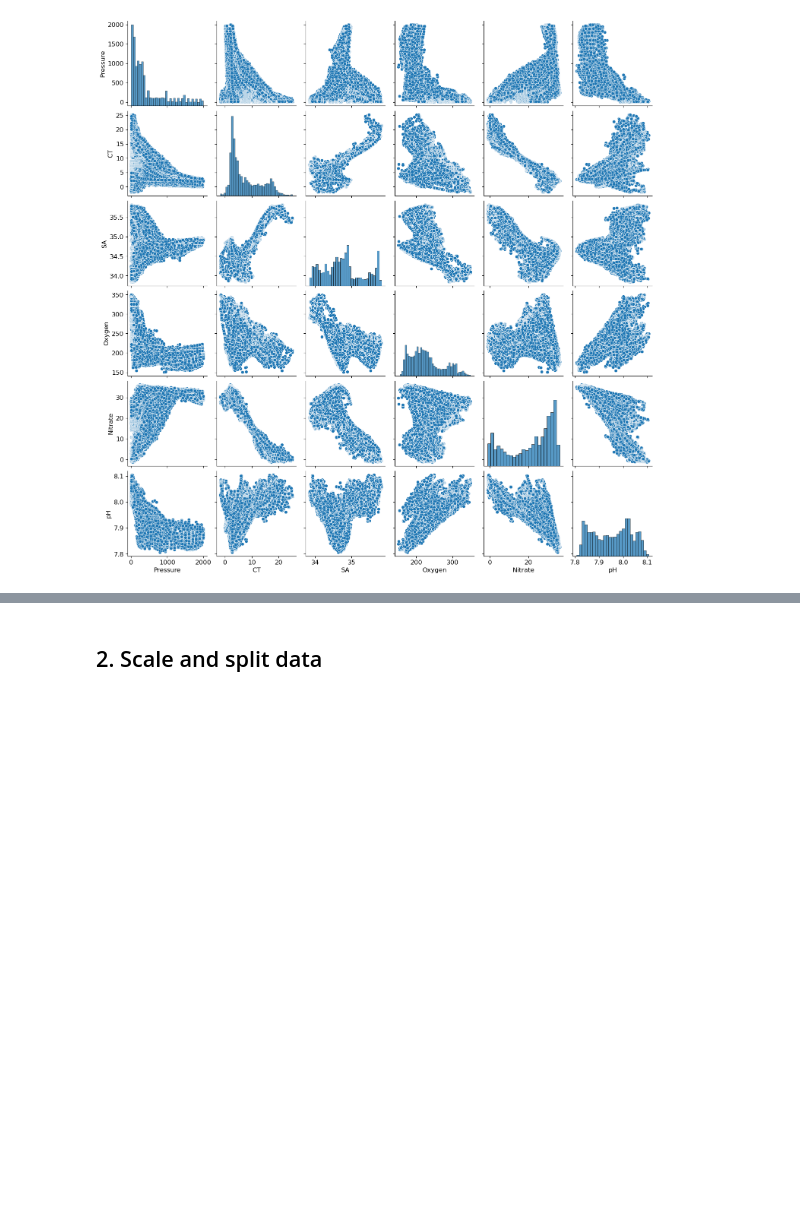
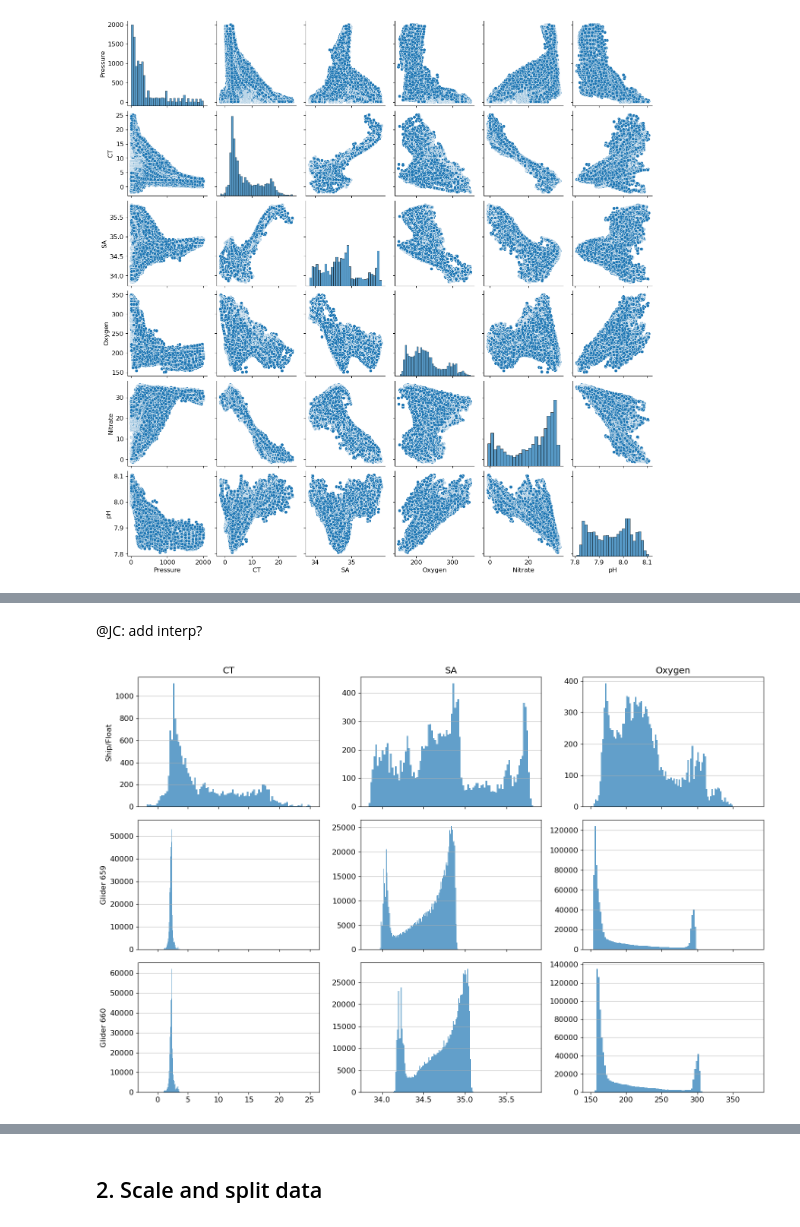
Before and after one commit to UW-MLGEO/MLGEO2022_sangsong, a Jupyter notebook: ml-sogos/scripts/sogos_overview.ipynb, the cells around one changed output, grey strips where cells are left out. Drawn from its saved outputs; the diff is of its cells as text; code cells hidden in the pictures; blank space fills up the shorter version.

```diff
--- a/ml-sogos/scripts/sogos_overview.ipynb
+++ b/ml-sogos/scripts/sogos_overview.ipynb
@@ -154,0 +132,23 @@ plt.show()
+# %% [markdown]
+@JC: add interp?
+# %%
+# Can compare with glider distributions
+
+nbins = 100
+fig, axs = plt.subplots(3, 3, figsize=(15, 10), tight_layout=True, sharex='col')
+# axs = axs.flatten()
+for c, var in enumerate(['CT', 'SA', 'Oxygen']):
+    axs[0,c].hist(x=total_DF[var].values, bins=nbins, alpha=0.7)
+    axs[1,c].hist(x=df_659[var].values, bins=nbins, alpha=0.7)
+    axs[2,c].hist(x=df_660[var].values, bins=nbins, alpha=0.7)
+
+    axs[0,c].set_title(var)
+
+axs[0,0].set_ylabel('Ship/Float')
+axs[1,0].set_ylabel('Glider 659')
+axs[2,0].set_ylabel('Glider 660')
+
+for ax in axs.flatten():
+    ax.grid(axis='y', alpha=0.75)
+# %% [output]
+[figure, added]
```
Also changed, not shown: parts of 55 cells of this notebook, 1 other file.
